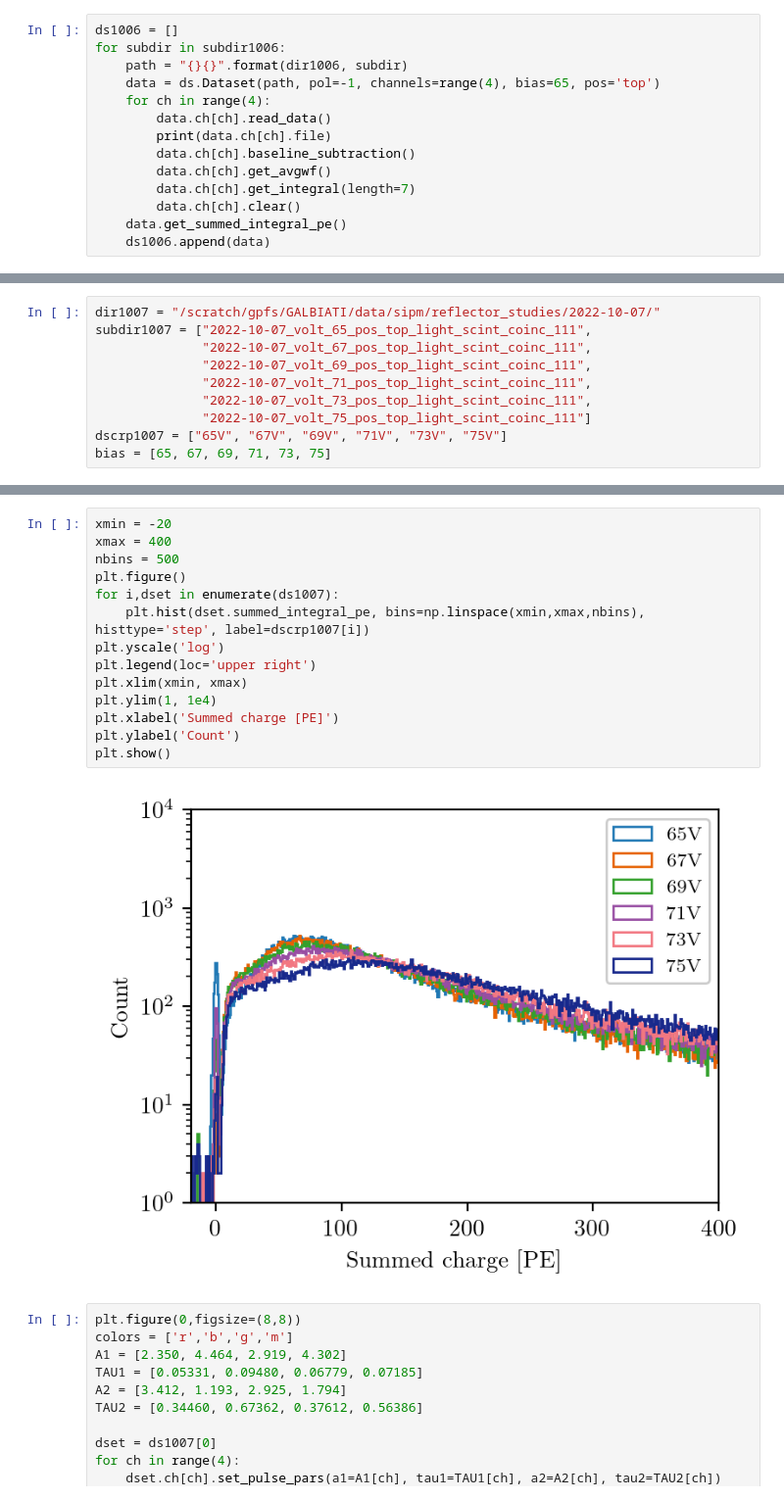
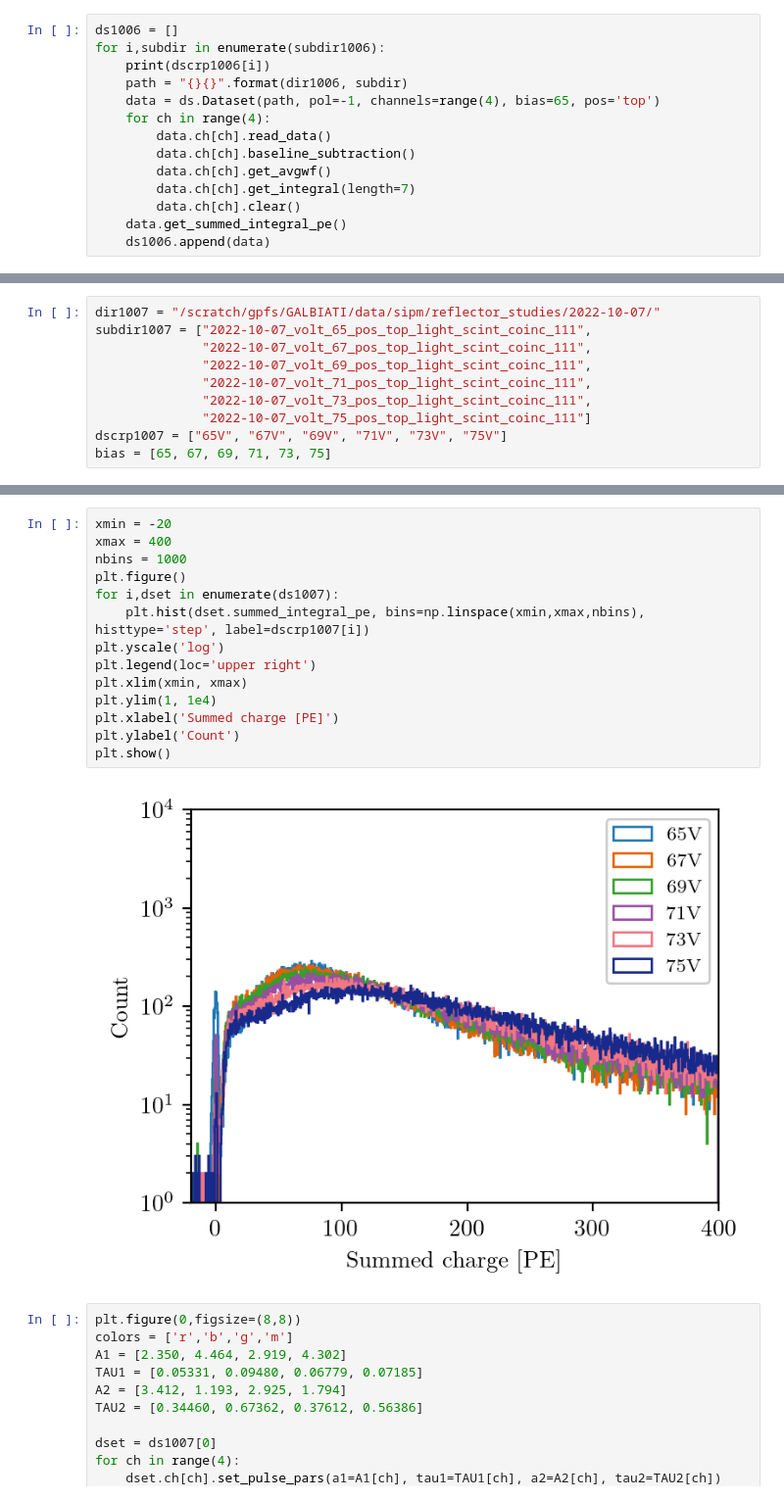
Before and after one commit to darkside-princeton/sipm-analysis, a Jupyter notebook: jupyter/scintillation-allan.ipynb, the cells around one changed output, grey strips where cells are left out. Shown at 98% size. Drawn from its saved outputs; the diff is of its cells as text.

```diff
--- a/jupyter/scintillation-allan.ipynb
+++ b/jupyter/scintillation-allan.ipynb
@@ -92,12 +92,12 @@ subdir1006 = ["2022-10-06/2022-10-06_volt:65_pos:top_light:scint_cond:prepurific
 dscrp1006 = ["pre","post1","post2","post3"]
 # %%
 ds1006 = []
-for subdir in subdir1006:
+for i,subdir in enumerate(subdir1006):
+    print(dscrp1006[i])
     path = "{}{}".format(dir1006, subdir)
     data = ds.Dataset(path, pol=-1, channels=range(4), bias=65, pos='top')
     for ch in range(4):
         data.ch[ch].read_data()
-        print(data.ch[ch].file)
         data.ch[ch].baseline_subtraction()
         data.ch[ch].get_avgwf()
         data.ch[ch].get_integral(length=7)
@@ -255,19 +247,19 @@ CUMULATIVE WAVEFORMS = 99669
 # %%
 xmin = -20
 xmax = 400
-nbins = 500
+nbins = 1000
 plt.figure()
 for i,dset in enumerate(ds1007):
     plt.hist(dset.summed_integral_pe, bins=np.linspace(xmin,xmax,nbins), histtype='step', label=dscrp1007[i])
 plt.yscale('log')
 plt.legend(loc='upper right')
 plt.xlim(xmin, xmax)
 plt.ylim(1, 1e4)
 plt.xlabel('Summed charge [PE]')
 plt.ylabel('Count')
 plt.show()
 # %% [output]
-[figure, old version]
+[figure, new version]
 # %%
 plt.figure(0,figsize=(8,8))
 colors = ['r','b','g','m']
```
Also changed, not shown: parts of 2 cells of this notebook, 1 other file.
